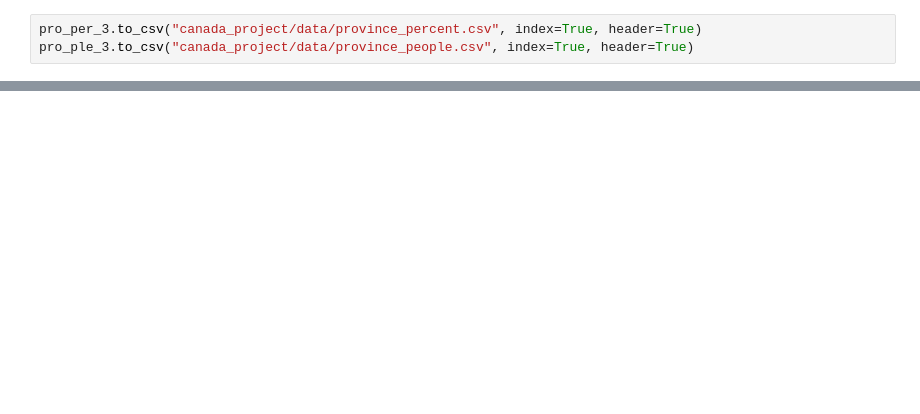
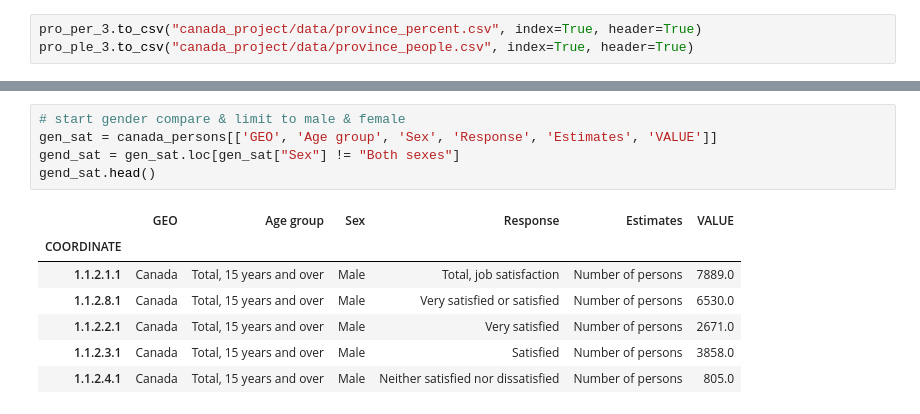
Before and after one commit to hhodek/UofWProject1, a Jupyter notebook: project.ipynb, the cells around one changed output, grey strips where cells are left out. Saved outputs shown, nothing was run; the diff lists cells and outputs as text; blank space fills up the shorter version.

```diff
--- a/project.ipynb
+++ b/project.ipynb
@@ -143,0 +134,13 @@ pro_ple_3.to_csv("canada_project/data/province_people.csv", index=True, header=T
+# %%
+# start gender compare & limit to male & female
+gen_sat = canada_persons[['GEO', 'Age group', 'Sex', 'Response', 'Estimates', 'VALUE']]
+gend_sat = gen_sat.loc[gen_sat["Sex"] != "Both sexes"]
+gend_sat.head()
+# %% [output]
+|  | GEO | Age group | Sex | Response | Estimates | VALUE |
+| COORDINATE |  |  |  |  |  |  |
+| 1.1.2.1.1 | Canada | Total, 15 years and over | Male | Total, job satisfaction | Number of persons | 7889.0 |
+| 1.1.2.8.1 | Canada | Total, 15 years and over | Male | Very satisfied or satisfied | Number of persons | 6530.0 |
+| 1.1.2.2.1 | Canada | Total, 15 years and over | Male | Very satisfied | Number of persons | 2671.0 |
+| 1.1.2.3.1 | Canada | Total, 15 years and over | Male | Satisfied | Number of persons | 3858.0 |
+| 1.1.2.4.1 | Canada | Total, 15 years and over | Male | Neither satisfied nor dissatisfied | Number of persons | 805.0 |
```
Also changed, not shown: parts of 23 cells of this notebook, 1 other file.
